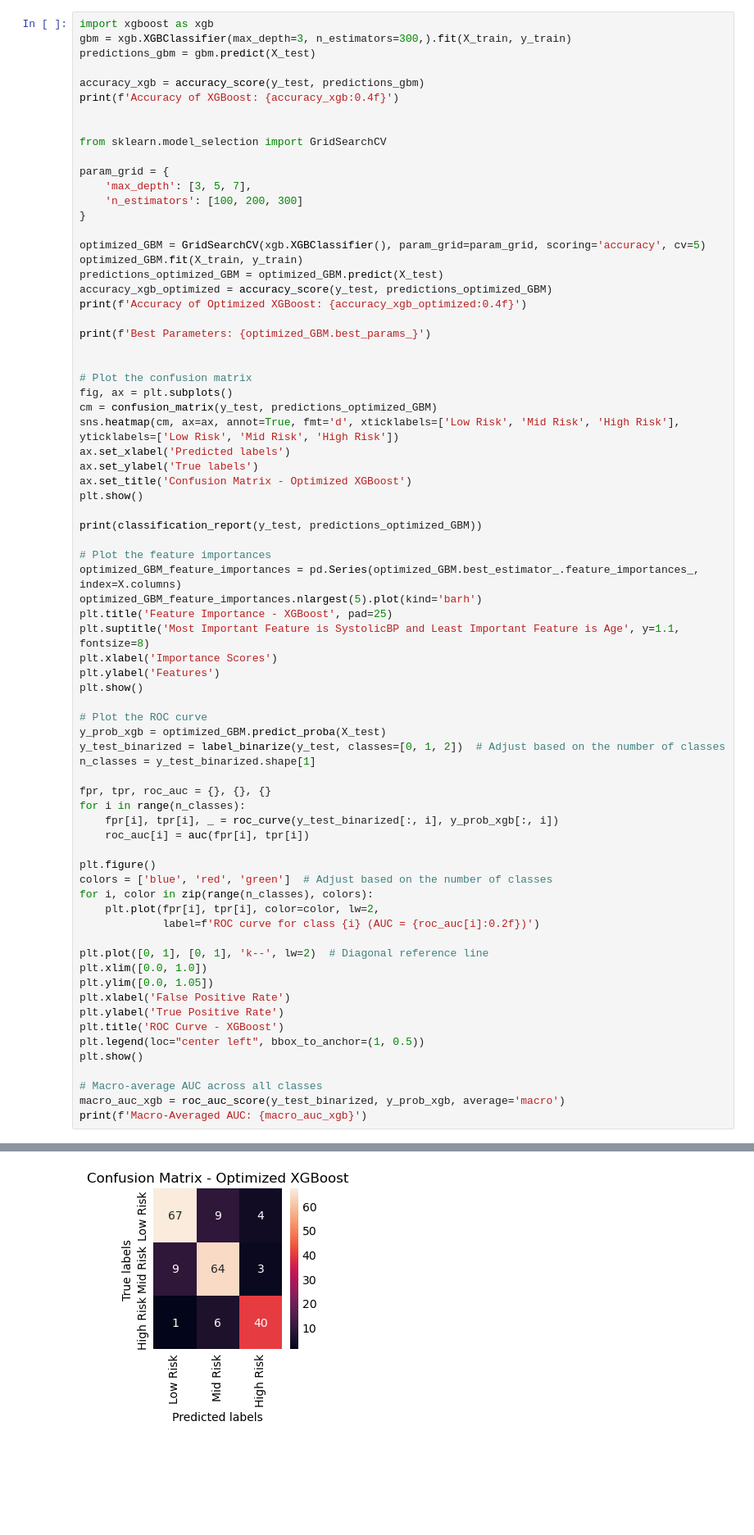
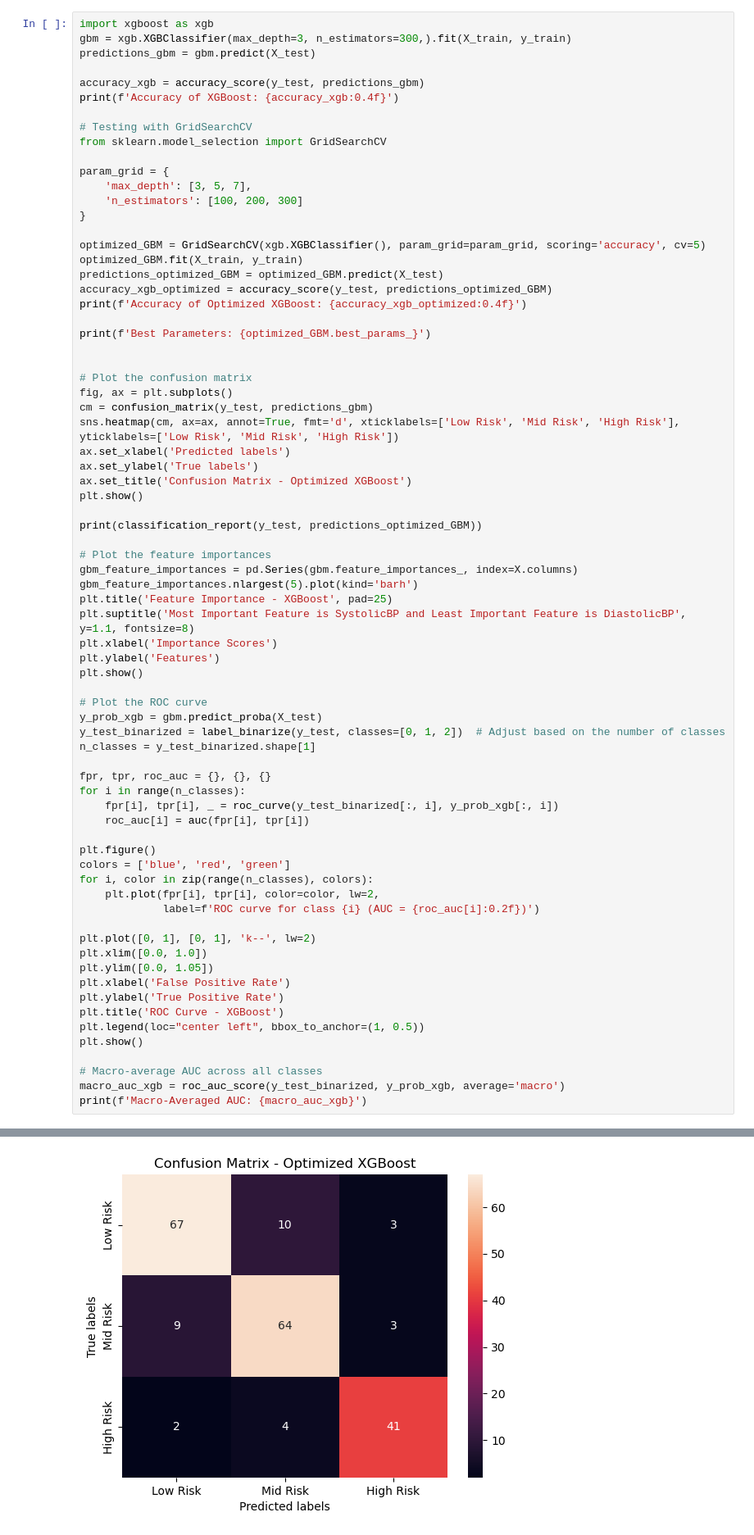
Before and after one commit to DJScully02/Maternal-Health-Risk-Prediction, a Jupyter notebook: mat_health_proj.ipynb, the cells around one changed output, grey strips where cells are left out. Shown at 82% size. Cells and saved outputs as stored; diff of their text form; blank space fills up the shorter version.

```diff
--- a/mat_health_proj.ipynb
+++ b/mat_health_proj.ipynb
@@ -291,7 +282,7 @@ predictions_gbm = gbm.predict(X_test)
 accuracy_xgb = accuracy_score(y_test, predictions_gbm)
 print(f'Accuracy of XGBoost: {accuracy_xgb:0.4f}')
 
-
+# Testing with GridSearchCV
 from sklearn.model_selection import GridSearchCV
 
 param_grid = {
@@ -310,7 +301,7 @@ print(f'Best Parameters: {optimized_GBM.best_params_}')
 
 # Plot the confusion matrix
 fig, ax = plt.subplots()
-cm = confusion_matrix(y_test, predictions_optimized_GBM)
+cm = confusion_matrix(y_test, predictions_gbm)
 sns.heatmap(cm, ax=ax, annot=True, fmt='d', xticklabels=['Low Risk', 'Mid Risk', 'High Risk'], yticklabels=['Low Risk', 'Mid Risk', 'High Risk'])
 ax.set_xlabel('Predicted labels')
 ax.set_ylabel('True labels')
@@ -320,47 +311,47 @@ plt.show()
 print(classification_report(y_test, predictions_optimized_GBM))
 
 # Plot the feature importances
-optimized_GBM_feature_importances = pd.Series(optimized_GBM.best_estimator_.feature_importances_, index=X.columns)
-optimized_GBM_feature_importances.nlargest(5).plot(kind='barh')
+gbm_feature_importances = pd.Series(gbm.feature_importances_, index=X.columns)
+gbm_feature_importances.nlargest(5).plot(kind='barh')
 plt.title('Feature Importance - XGBoost', pad=25)
-plt.suptitle('Most Important Feature is SystolicBP and Least Important Feature is Age', y=1.1, fontsize=8)
+plt.suptitle('Most Important Feature is SystolicBP and Least Important Feature is DiastolicBP', y=1.1, fontsize=8)
 plt.xlabel('Importance Scores')
 plt.ylabel('Features')
 plt.show()
 
 # Plot the ROC curve
-y_prob_xgb = optimized_GBM.predict_proba(X_test)
+y_prob_xgb = gbm.predict_proba(X_test)
 y_test_binarized = label_binarize(y_test, classes=[0, 1, 2])  # Adjust based on the number of classes
 n_classes = y_test_binarized.shape[1]
 
 fpr, tpr, roc_auc = {}, {}, {}
 for i in range(n_classes):
     fpr[i], tpr[i], _ = roc_curve(y_test_binarized[:, i], y_prob_xgb[:, i])
     roc_auc[i] = auc(fpr[i], tpr[i])
 
 plt.figure()
-colors = ['blue', 'red', 'green']  # Adjust based on the number of classes
+colors = ['blue', 'red', 'green']
 for i, color in zip(range(n_classes), colors):
     plt.plot(fpr[i], tpr[i], color=color, lw=2,
              label=f'ROC curve for class {i} (AUC = {roc_auc[i]:0.2f})')
 
-plt.plot([0, 1], [0, 1], 'k--', lw=2)  # Diagonal reference line
+plt.plot([0, 1], [0, 1], 'k--', lw=2)
 plt.xlim([0.0, 1.0])
 plt.ylim([0.0, 1.05])
 plt.xlabel('False Positive Rate')
 plt.ylabel('True Positive Rate')
 plt.title('ROC Curve - XGBoost')
 plt.legend(loc="center left", bbox_to_anchor=(1, 0.5))
 plt.show()
 
 # Macro-average AUC across all classes
 macro_auc_xgb = roc_auc_score(y_test_binarized, y_prob_xgb, average='macro')
 print(f'Macro-Averaged AUC: {macro_auc_xgb}')
 # %% [output]
 Accuracy of XGBoost: 0.8473
 Accuracy of Optimized XGBoost: 0.8424
 Best Parameters: {'max_depth': 5, 'n_estimators': 100}
-[figure, old version]
+[figure, new version]
               precision    recall  f1-score   support
 
            0       0.87      0.84      0.85        80
```
Also changed, not shown: parts of 7 cells of this notebook, 1 other file.
